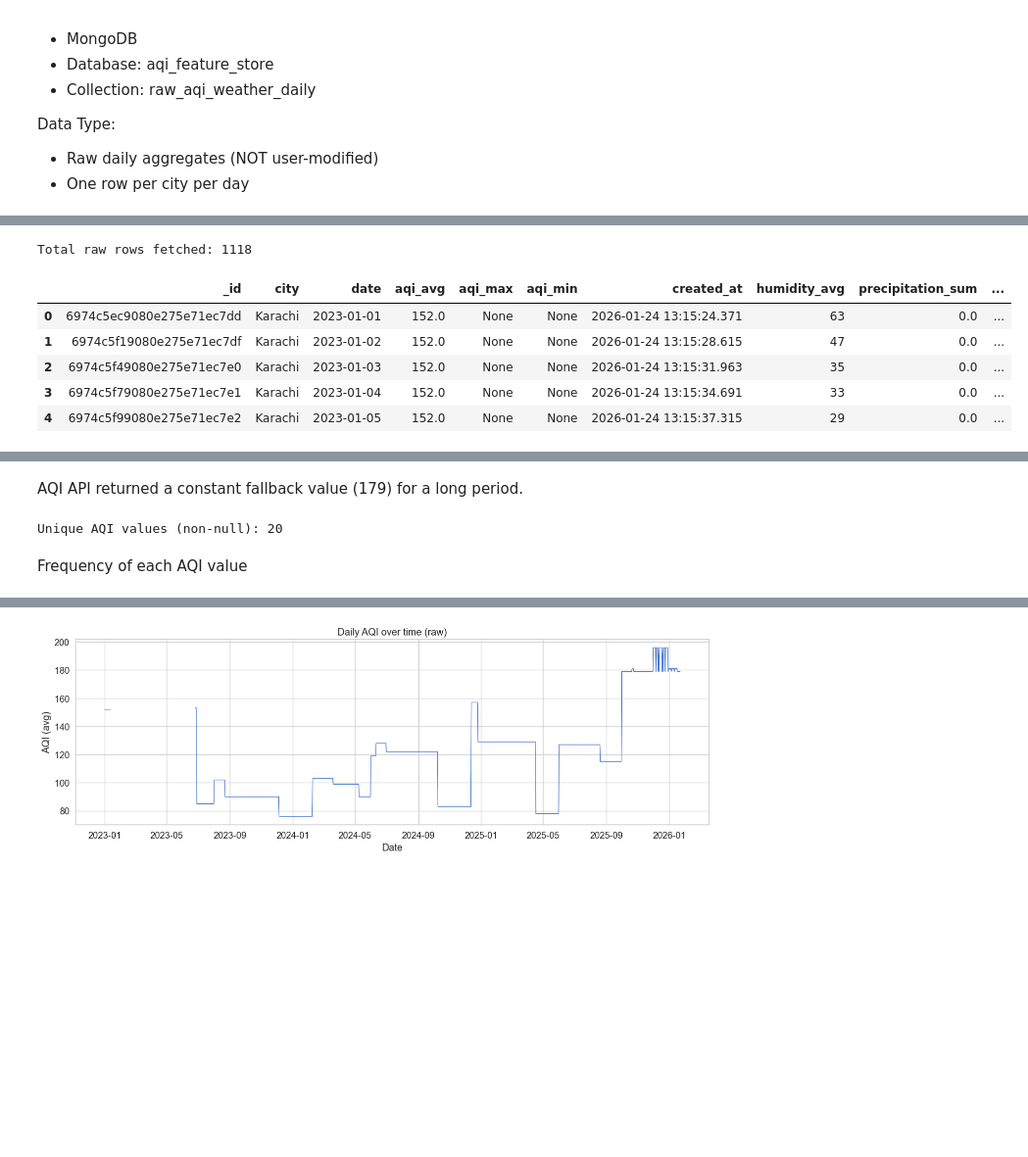
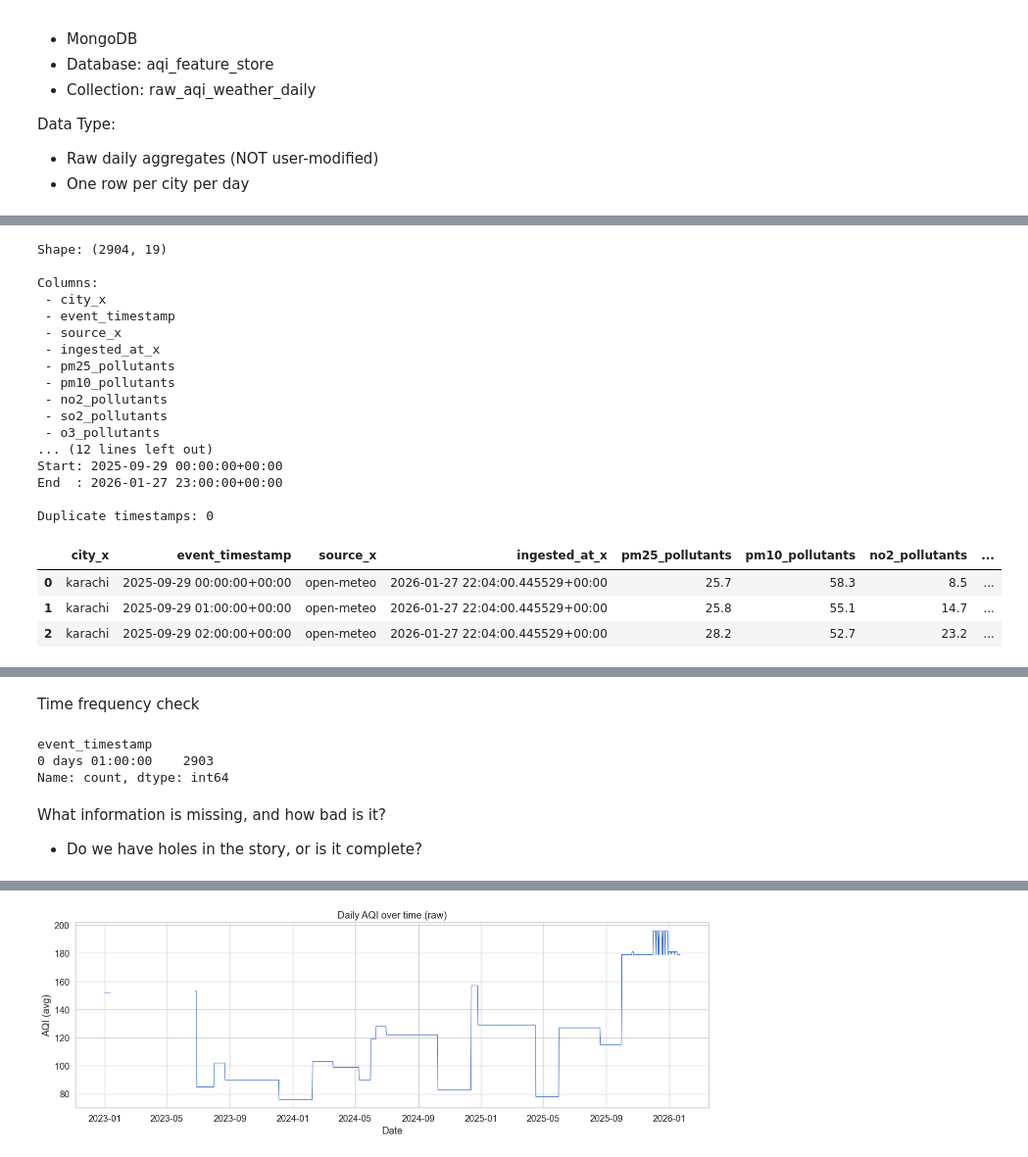
Before and after one commit to Nawab-Ahmed/aqi-forecasting-mlops, a Jupyter notebook: notebooks/eda.ipynb, the cells around one changed output, grey strips where cells are left out. Shown at 98% size. Cells and saved outputs as stored; diff of their text form; code cells hidden in the pictures; blank space fills up the shorter version.

Commit message:
perform exploratory data analysis on PM2.5 trends and temporal patterns

```diff
--- a/notebooks/eda.ipynb
+++ b/notebooks/eda.ipynb
@@ -56,23 +75,40 @@ True
 # %%
-MONGO_URI = os.getenv("MONGO_URI")
-DB_NAME = "aqi_feature_store"
-COLLECTION_NAME = "raw_aqi_weather_daily"
+# --- Cell 1: Dataset sanity check ---
+import pandas as pd
 
-client = MongoClient(MONGO_URI)
-collection = client[DB_NAME][COLLECTION_NAME]
+print("Shape:", historical_df.shape)
+print("\nColumns:")
+for col in historical_df.columns:
+    print(f" - {col}")
 
-df = pd.DataFrame(list(collection.find()))
+print("\nDate range:")
+print("Start:", historical_df["event_timestamp"].min())
+print("End  :", historical_df["event_timestamp"].max())
 
-df["date"] = pd.to_datetime(df["date"])
-df = df.sort_values("date").reset_index(drop=True)
+print("\nDuplicate timestamps:",
+      historical_df["event_timestamp"].duplicated().sum())
 
-print(f"Total raw rows fetched: {df.shape[0]}")
-df.head(5)
+display(historical_df.head(3))
+display(historical_df.tail(3))
 # %% [output]
-Total raw rows fetched: 1118
+Shape: (2904, 19)
+
+Columns:
+ - city_x
+ - event_timestamp
+ - source_x
+ - ingested_at_x
+ - pm25_pollutants
+ - pm10_pollutants
+ - no2_pollutants
+ - so2_pollutants
+ - o3_pollutants
+... (12 lines left out)
+Start: 2025-09-29 00:00:00+00:00
+End  : 2026-01-27 23:00:00+00:00
+
+Duplicate timestamps: 0
-|  | _id | city | date | aqi_avg | aqi_max | aqi_min | created_at | humidity_avg | precipitation_sum | ... |
-| 0 | 6974c5ec9080e275e71ec7dd | Karachi | 2023-01-01 | 152.0 | None | None | 2026-01-24 13:15:24.371 | 63 | 0.0 | ... |
-| 1 | 6974c5f19080e275e71ec7df | Karachi | 2023-01-02 | 152.0 | None | None | 2026-01-24 13:15:28.615 | 47 | 0.0 | ... |
-| 2 | 6974c5f49080e275e71ec7e0 | Karachi | 2023-01-03 | 152.0 | None | None | 2026-01-24 13:15:31.963 | 35 | 0.0 | ... |
-| 3 | 6974c5f79080e275e71ec7e1 | Karachi | 2023-01-04 | 152.0 | None | None | 2026-01-24 13:15:34.691 | 33 | 0.0 | ... |
-| 4 | 6974c5f99080e275e71ec7e2 | Karachi | 2023-01-05 | 152.0 | None | None | 2026-01-24 13:15:37.315 | 29 | 0.0 | ... |
+|  | city_x | event_timestamp | source_x | ingested_at_x | pm25_pollutants | pm10_pollutants | no2_pollutants | ... |
+| 0 | karachi | 2025-09-29 00:00:00+00:00 | open-meteo | 2026-01-27 22:04:00.445529+00:00 | 25.7 | 58.3 | 8.5 | ... |
+| 1 | karachi | 2025-09-29 01:00:00+00:00 | open-meteo | 2026-01-27 22:04:00.445529+00:00 | 25.8 | 55.1 | 14.7 | ... |
+| 2 | karachi | 2025-09-29 02:00:00+00:00 | open-meteo | 2026-01-27 22:04:00.445529+00:00 | 28.2 | 52.7 | 23.2 | ... |
@@ -79,10 +119,20 @@ Total raw rows fetched: 1118
 # %% [markdown]
-AQI API returned a constant fallback value (179) for a long period.
+Time frequency check
 # %%
-unique_aqi = df["aqi_avg"].nunique(dropna=True)
-print(f"Unique AQI values (non-null): {unique_aqi}")
+# --- Cell 2: Temporal resolution check ---
+time_diffs = (
+    historical_df["event_timestamp"]
+    .sort_values()
+    .diff()
+    .value_counts()
+)
+
+time_diffs.head(10)
 # %% [output]
-Unique AQI values (non-null): 20
+event_timestamp
+0 days 01:00:00    2903
+Name: count, dtype: int64
 # %% [markdown]
-Frequency of each AQI value
+What information is missing, and how bad is it?
+- Do we have holes in the story, or is it complete?
 # %%
```
Also changed, not shown: parts of 8 cells of this notebook, 3 other files.
